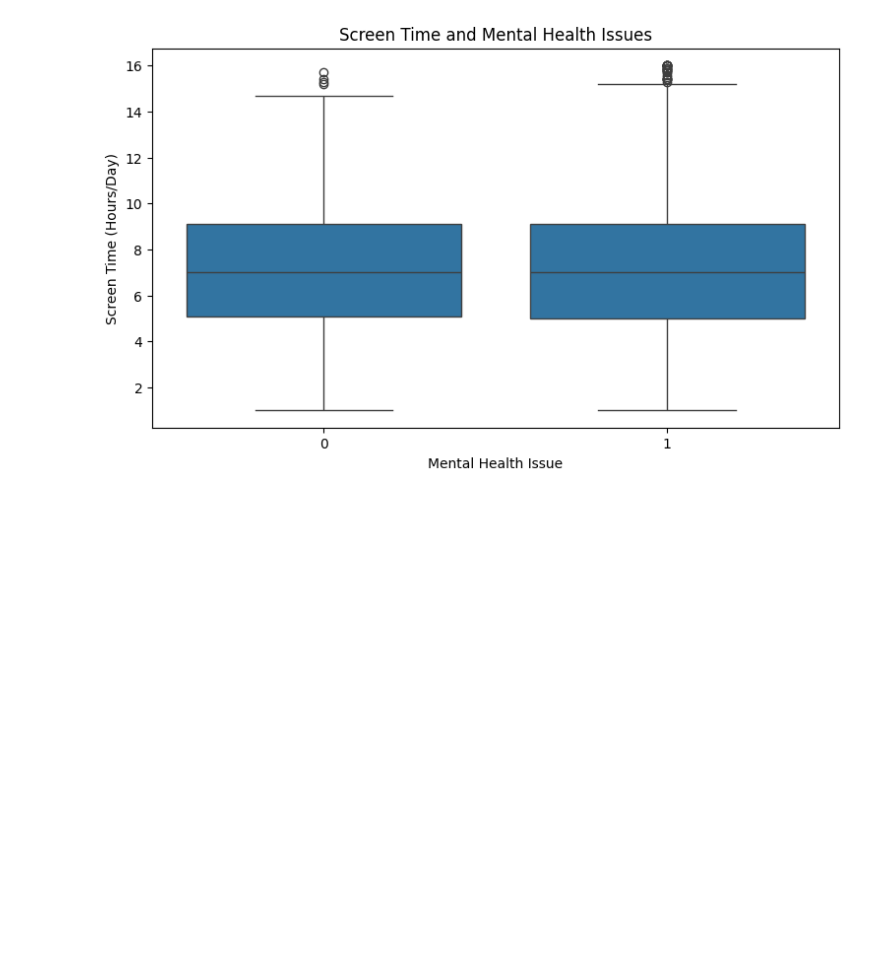
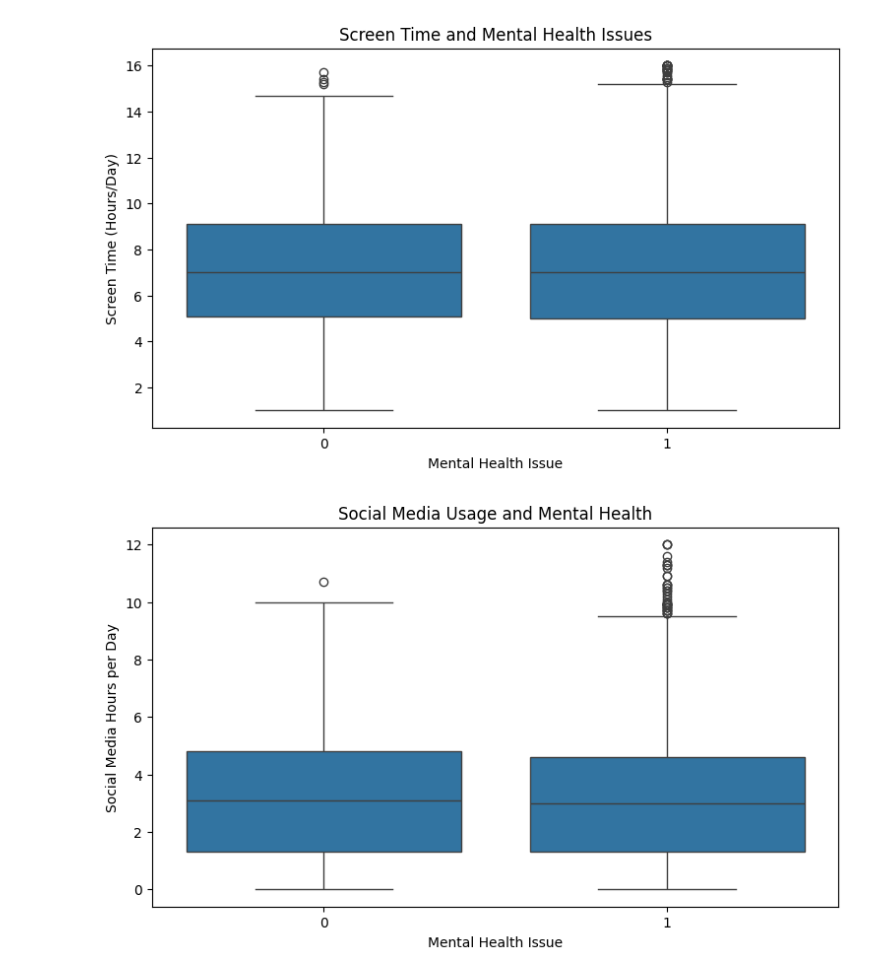
Before and after one commit to samifahim07/PsychWell-Predictive-Modeling, a Jupyter notebook: mental_health.ipynb, the cells around one changed output. Saved outputs shown, nothing was run; the diff lists cells and outputs as text; code cells hidden in the pictures; blank space fills up the shorter version.

```diff
--- a/mental_health.ipynb
+++ b/mental_health.ipynb
@@ -296,3 +296,19 @@ plt.ylabel('Screen Time (Hours/Day)')
 plt.show()
 # %% [output]
 [figure]
+# %%
+plt.figure(figsize=(9,5))
+
+sns.boxplot(
+    data=df,
+    x='Has_Mental_Health_Issue',
+    y='Social_Media_Hours_Day'
+)
+
+plt.title('Social Media Usage and Mental Health')
+plt.xlabel('Mental Health Issue')
+plt.ylabel('Social Media Hours per Day')
+
+plt.show()
+# %% [output]
+[figure, added]
```
